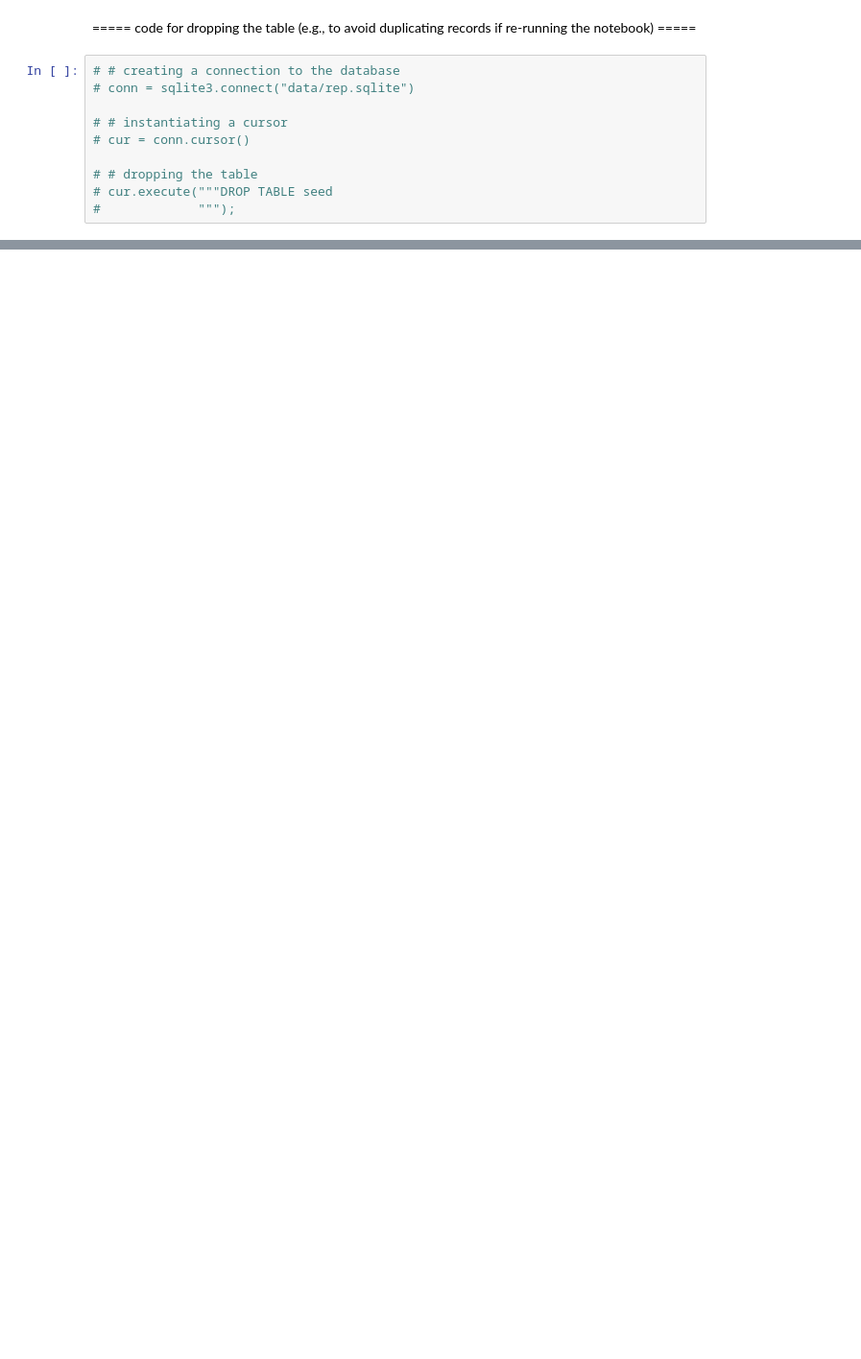
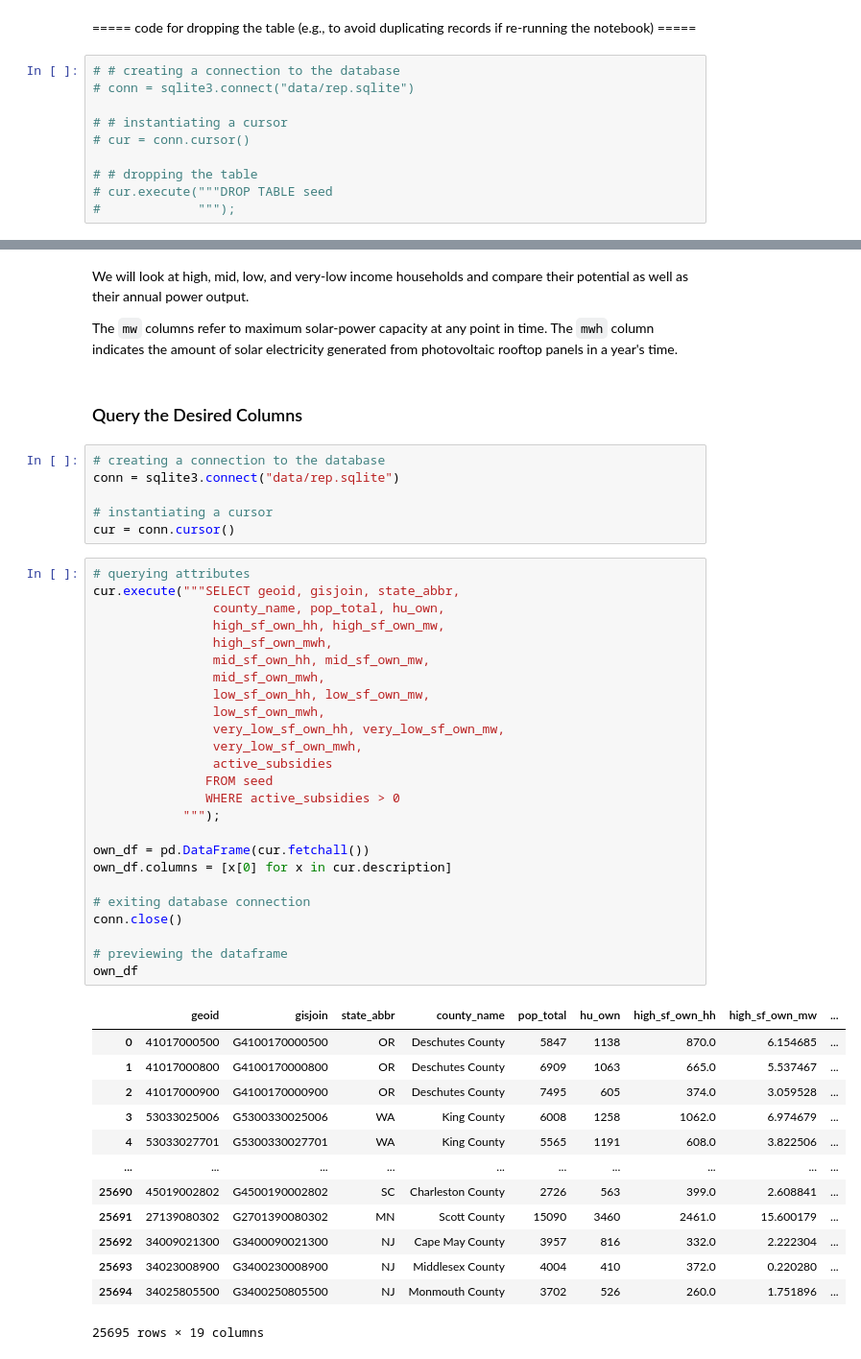
Before and after one commit to jammy-bot/de-la-sol, a Jupyter notebook: sol.ipynb, the cells around one changed output, grey strips where cells are left out. Shown: that part at 96% size. Saved outputs shown, nothing was run; the diff lists cells and outputs as text; blank space fills up the shorter version.

```diff
--- a/sol.ipynb
+++ b/sol.ipynb
@@ -332,0 +374,51 @@ Owner-Occupied - Household Count' of 0.2681?
+# %% [markdown]
+We will look at high, mid, low, and very-low income households and compare their potential as well as their annual power output.
+
+The `mw` columns refer to maximum solar-power capacity at any point in time. The `mwh` column indicates the amount of solar electricity generated from photovoltaic rooftop panels in a year's time.
+# %% [markdown]
+### Query the Desired Columns
+# %%
+# creating a connection to the database
+conn = sqlite3.connect("data/rep.sqlite")
+
+# instantiating a cursor
+cur = conn.cursor()
+# %%
+# querying attributes
+cur.execute("""SELECT geoid, gisjoin, state_abbr,
+                county_name, pop_total, hu_own,
+                high_sf_own_hh, high_sf_own_mw,
+                high_sf_own_mwh,
+                mid_sf_own_hh, mid_sf_own_mw,
+                mid_sf_own_mwh,
+                low_sf_own_hh, low_sf_own_mw,
+                low_sf_own_mwh,
+                very_low_sf_own_hh, very_low_sf_own_mw,
+                very_low_sf_own_mwh,
+                active_subsidies
+               FROM seed
+               WHERE active_subsidies > 0
+            """);
+
+own_df = pd.DataFrame(cur.fetchall())
+own_df.columns = [x[0] for x in cur.description]
+
+# exiting database connection
+conn.close()
+
+# previewing the dataframe
+own_df
+# %% [output]
+|  | geoid | gisjoin | state_abbr | county_name | pop_total | hu_own | high_sf_own_hh | high_sf_own_mw | ... |
+| 0 | 41017000500 | G4100170000500 | OR | Deschutes County | 5847 | 1138 | 870.0 | 6.154685 | ... |
+| 1 | 41017000800 | G4100170000800 | OR | Deschutes County | 6909 | 1063 | 665.0 | 5.537467 | ... |
+| 2 | 41017000900 | G4100170000900 | OR | Deschutes County | 7495 | 605 | 374.0 | 3.059528 | ... |
+| 3 | 53033025006 | G5300330025006 | WA | King County | 6008 | 1258 | 1062.0 | 6.974679 | ... |
+| 4 | 53033027701 | G5300330027701 | WA | King County | 5565 | 1191 | 608.0 | 3.822506 | ... |
+| ... | ... | ... | ... | ... | ... | ... | ... | ... | ... |
+| 25690 | 45019002802 | G4500190002802 | SC | Charleston County | 2726 | 563 | 399.0 | 2.608841 | ... |
+| 25691 | 27139080302 | G2701390080302 | MN | Scott County | 15090 | 3460 | 2461.0 | 15.600179 | ... |
+| 25692 | 34009021300 | G3400090021300 | NJ | Cape May County | 3957 | 816 | 332.0 | 2.222304 | ... |
+| 25693 | 34023008900 | G3400230008900 | NJ | Middlesex County | 4004 | 410 | 372.0 | 0.220280 | ... |
+| 25694 | 34025805500 | G3400250805500 | NJ | Monmouth County | 3702 | 526 | 260.0 | 1.751896 | ... |
+25695 rows × 19 columns
```
Also changed, not shown: parts of 18 cells of this notebook.
